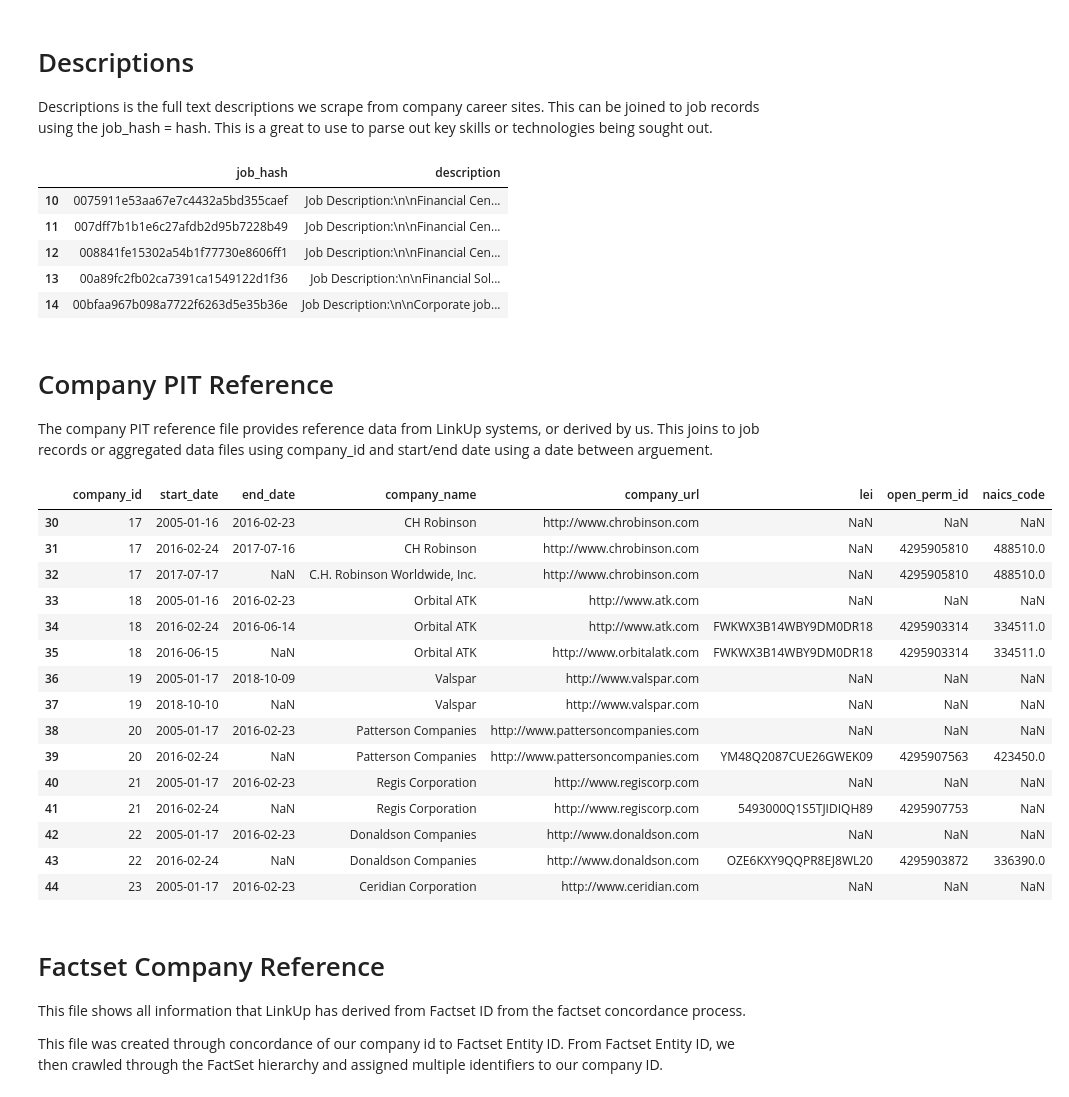
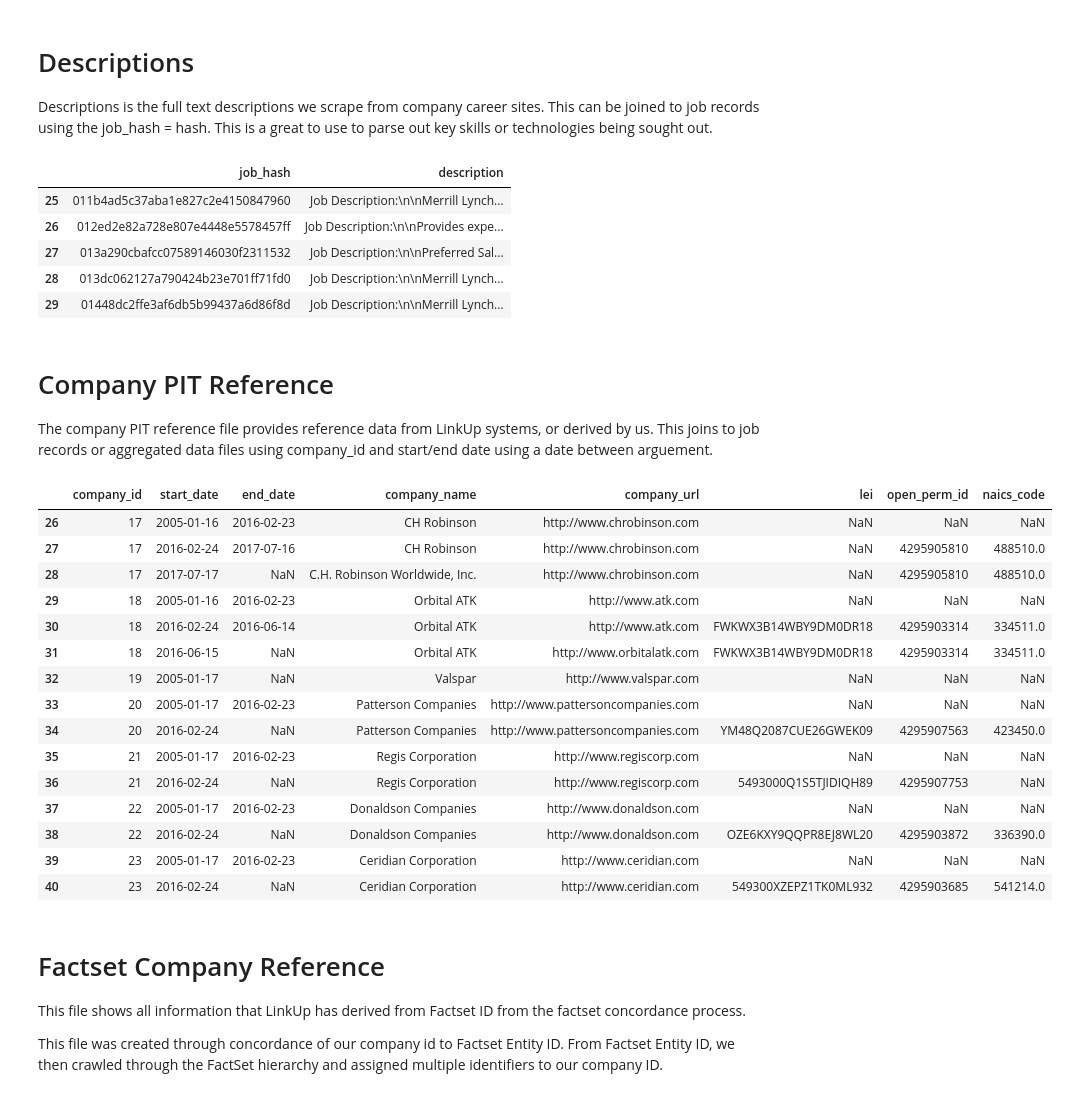
Before and after one commit to LinkUp/Job-Market-Data, a Jupyter notebook: Product Documentation/Product Onboarding.ipynb, the cells around one changed output. Cells and saved outputs as stored; diff of their text form; code cells hidden in the pictures.

```diff
--- a/Product Documentation/Product Onboarding.ipynb
+++ b/Product Documentation/Product Onboarding.ipynb
@@ -2,7 +2,8 @@
 import pandas as pd
 from xml.etree import ElementTree as ET
 
-pd.set_option('display.max_colwidth', -1)
+
+pd.set_option('display.max_colwidth', None)
 # %% [markdown]
 # Job Records
 
@@ -41,38 +37,38 @@ Descriptions is the full text descriptions we scrape from company career sites.
 descriptions = pd.DataFrame(
         list(map(lambda x: (x[0].text,x[1].text),
                  ET.parse('raw-sample-descriptions.xml').getroot())),
-        columns = ['job_hash','description']); descriptions[10:15]
+        columns = ['job_hash','description']); descriptions[25:30]
 # %% [output]
 |  | job_hash | description |
-| 10 | 0075911e53aa67e7c4432a5bd355caef | Job Description:\n\nFinancial Cen... |
-| 11 | 007dff7b1b1e6c27afdb2d95b7228b49 | Job Description:\n\nFinancial Cen... |
-| 12 | 008841fe15302a54b1f77730e8606ff1 | Job Description:\n\nFinancial Cen... |
-| 13 | 00a89fc2fb02ca7391ca1549122d1f36 | Job Description:\n\nFinancial Sol... |
-| 14 | 00bfaa967b098a7722f6263d5e35b36e | Job Description:\n\nCorporate job... |
+| 25 | 011b4ad5c37aba1e827c2e4150847960 | Job Description:\n\nMerrill Lynch... |
+| 26 | 012ed2e82a728e807e4448e5578457ff | Job Description:\n\nProvides expe... |
+| 27 | 013a290cbafcc07589146030f2311532 | Job Description:\n\nPreferred Sal... |
+| 28 | 013dc062127a790424b23e701ff71fd0 | Job Description:\n\nMerrill Lynch... |
+| 29 | 01448dc2ffe3af6db5b99437a6d86f8d | Job Description:\n\nMerrill Lynch... |
 # %% [markdown]
 # Company PIT Reference
 
 The company PIT reference file provides reference data from LinkUp systems, or derived by us.  This joins to job records or aggregated data files using company_id and start/end date using a date between arguement.
 # %%
-CompanyPITRef = pd.read_csv('raw_pit_company_reference_full_2019-11-16.csv.gz');
-CompanyPITRef[30:45]
+CompanyPITRef = pd.read_csv('raw_pit_company_reference_full_2020-09-30.csv.gz');
+CompanyPITRef[26:41]
 # %% [output]
 |  | company_id | start_date | end_date | company_name | company_url | lei | open_perm_id | naics_code |
-| 30 | 17 | 2005-01-16 | 2016-02-23 | CH Robinson | http://www.chrobinson.com | NaN | NaN | NaN |
-| 31 | 17 | 2016-02-24 | 2017-07-16 | CH Robinson | http://www.chrobinson.com | NaN | 4295905810 | 488510.0 |
-| 32 | 17 | 2017-07-17 | NaN | C.H. Robinson Worldwide, Inc. | http://www.chrobinson.com | NaN | 4295905810 | 488510.0 |
-| 33 | 18 | 2005-01-16 | 2016-02-23 | Orbital ATK | http://www.atk.com | NaN | NaN | NaN |
-| 34 | 18 | 2016-02-24 | 2016-06-14 | Orbital ATK | http://www.atk.com | FWKWX3B14WBY9DM0DR18 | 4295903314 | 334511.0 |
-| 35 | 18 | 2016-06-15 | NaN | Orbital ATK | http://www.orbitalatk.com | FWKWX3B14WBY9DM0DR18 | 4295903314 | 334511.0 |
-| 36 | 19 | 2005-01-17 | 2018-10-09 | Valspar | http://www.valspar.com | NaN | NaN | NaN |
-| 37 | 19 | 2018-10-10 | NaN | Valspar | http://www.valspar.com | NaN | NaN | NaN |
-| 38 | 20 | 2005-01-17 | 2016-02-23 | Patterson Companies | http://www.pattersoncompanies.com | NaN | NaN | NaN |
-| 39 | 20 | 2016-02-24 | NaN | Patterson Companies | http://www.pattersoncompanies.com | YM48Q2087CUE26GWEK09 | 4295907563 | 423450.0 |
-| 40 | 21 | 2005-01-17 | 2016-02-23 | Regis Corporation | http://www.regiscorp.com | NaN | NaN | NaN |
-| 41 | 21 | 2016-02-24 | NaN | Regis Corporation | http://www.regiscorp.com | 5493000Q1S5TJIDIQH89 | 4295907753 | NaN |
-| 42 | 22 | 2005-01-17 | 2016-02-23 | Donaldson Companies | http://www.donaldson.com | NaN | NaN | NaN |
-| 43 | 22 | 2016-02-24 | NaN | Donaldson Companies | http://www.donaldson.com | OZE6KXY9QQPR8EJ8WL20 | 4295903872 | 336390.0 |
-| 44 | 23 | 2005-01-17 | 2016-02-23 | Ceridian Corporation | http://www.ceridian.com | NaN | NaN | NaN |
+| 26 | 17 | 2005-01-16 | 2016-02-23 | CH Robinson | http://www.chrobinson.com | NaN | NaN | NaN |
+| 27 | 17 | 2016-02-24 | 2017-07-16 | CH Robinson | http://www.chrobinson.com | NaN | 4295905810 | 488510.0 |
+| 28 | 17 | 2017-07-17 | NaN | C.H. Robinson Worldwide, Inc. | http://www.chrobinson.com | NaN | 4295905810 | 488510.0 |
+| 29 | 18 | 2005-01-16 | 2016-02-23 | Orbital ATK | http://www.atk.com | NaN | NaN | NaN |
+| 30 | 18 | 2016-02-24 | 2016-06-14 | Orbital ATK | http://www.atk.com | FWKWX3B14WBY9DM0DR18 | 4295903314 | 334511.0 |
+| 31 | 18 | 2016-06-15 | NaN | Orbital ATK | http://www.orbitalatk.com | FWKWX3B14WBY9DM0DR18 | 4295903314 | 334511.0 |
+| 32 | 19 | 2005-01-17 | NaN | Valspar | http://www.valspar.com | NaN | NaN | NaN |
+| 33 | 20 | 2005-01-17 | 2016-02-23 | Patterson Companies | http://www.pattersoncompanies.com | NaN | NaN | NaN |
+| 34 | 20 | 2016-02-24 | NaN | Patterson Companies | http://www.pattersoncompanies.com | YM48Q2087CUE26GWEK09 | 4295907563 | 423450.0 |
+| 35 | 21 | 2005-01-17 | 2016-02-23 | Regis Corporation | http://www.regiscorp.com | NaN | NaN | NaN |
+| 36 | 21 | 2016-02-24 | NaN | Regis Corporation | http://www.regiscorp.com | 5493000Q1S5TJIDIQH89 | 4295907753 | NaN |
+| 37 | 22 | 2005-01-17 | 2016-02-23 | Donaldson Companies | http://www.donaldson.com | NaN | NaN | NaN |
+| 38 | 22 | 2016-02-24 | NaN | Donaldson Companies | http://www.donaldson.com | OZE6KXY9QQPR8EJ8WL20 | 4295903872 | 336390.0 |
+| 39 | 23 | 2005-01-17 | 2016-02-23 | Ceridian Corporation | http://www.ceridian.com | NaN | NaN | NaN |
+| 40 | 23 | 2016-02-24 | NaN | Ceridian Corporation | http://www.ceridian.com | 549300XZEPZ1TK0ML932 | 4295903685 | 541214.0 |
 # %% [markdown]
 # Factset Company Reference
 
```
Also changed, not shown: parts of 5 cells of this notebook.
